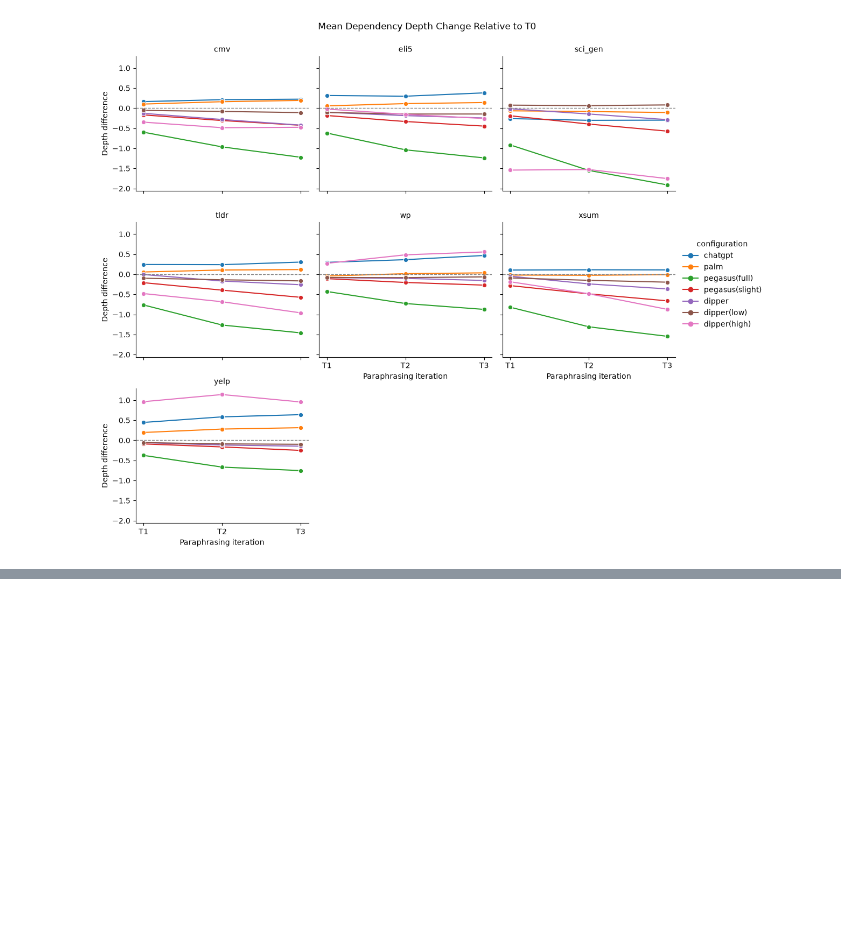
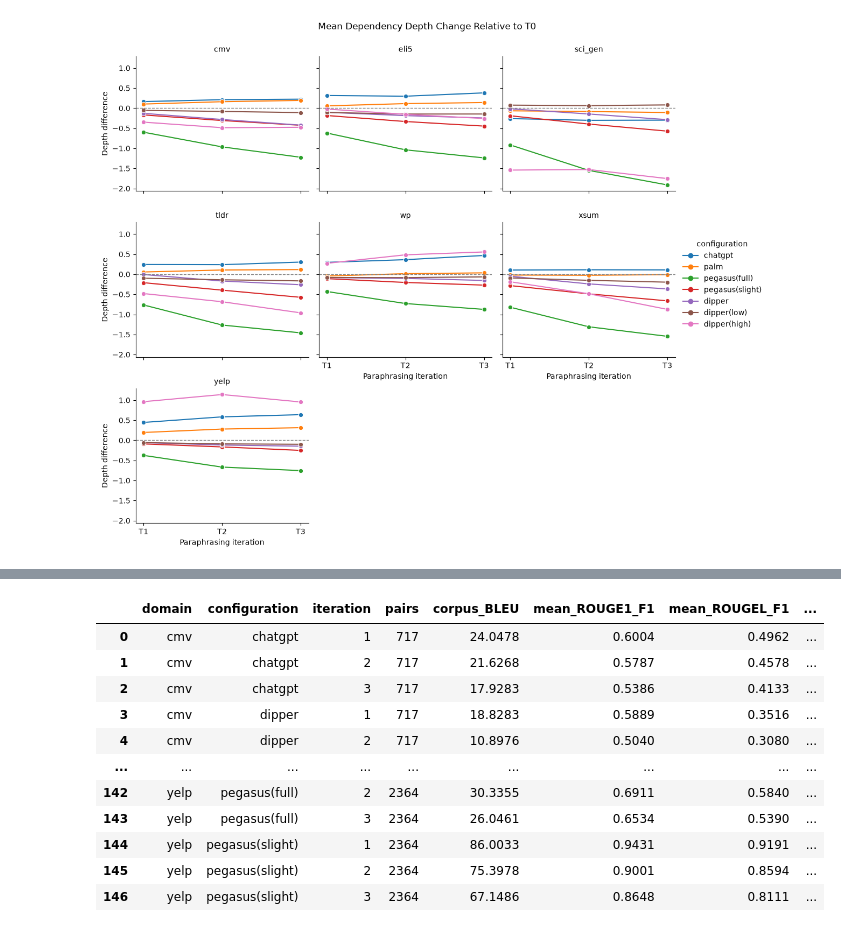
Before and after one commit to ikemaugust96/cs6120-ship-of-theseus, a Jupyter notebook: notebooks/01_data_audit.ipynb, the cells around one changed output, grey strips where cells are left out. Saved outputs shown, nothing was run; the diff lists cells and outputs as text; code cells hidden in the pictures; blank space fills up the shorter version.

```diff
--- a/notebooks/01_data_audit.ipynb
+++ b/notebooks/01_data_audit.ipynb
@@ -2221,0 +2596,98 @@ for metric, (title, ylabel, filename) in structural_metrics.items():
+# %%
+four_metric_rows = []
+
+for domain, wide in tqdm(
+    sbert_datasets.items(),
+    total=len(sbert_datasets),
+    desc="Four-metric matched baseline",
+):
+    sample_ids = wide.index.to_frame(index=False)
+
+    lexical_scores = pd.read_csv(
+        results_dir / f"{domain}_pair_scores.csv",
+        dtype={"source": str, "key": str},
+        keep_default_na=False,
+    ).merge(
+        sample_ids,
+        on=["source", "key"],
+        how="inner",
+        validate="many_to_one",
+    )
+
+    bert_scores = bert_pair_scores.loc[
+        bert_pair_scores["domain"].eq(domain)
+    ].merge(
+        sample_ids,
+        on=["source", "key"],
+        how="inner",
+        validate="many_to_one",
+    )
+
+    assert len(lexical_scores) == len(bert_scores) == len(wide) * 21
+
+    for configuration, versions in configuration_versions.items():
+        for iteration, version in enumerate(versions, start=1):
+            lexical = lexical_scores.loc[
+                lexical_scores["configuration"].eq(configuration)
+                & lexical_scores["iteration"].eq(iteration)
+            ]
+
+            bert = bert_scores.loc[
+                bert_scores["configuration"].eq(configuration)
+                & bert_scores["iteration"].eq(iteration)
+            ]
+
+            assert len(lexical) == len(bert) == len(wide)
+
+            four_metric_rows.append({
+                "domain": domain,
+                "configuration": configuration,
+                "iteration": iteration,
+                "pairs": len(wide),
+                "corpus_BLEU": bleu_metric.corpus_score(
+                    wide[version].tolist(),
+                    [wide["original"].tolist()],
+                ).score,
+                "mean_ROUGE1_F1": lexical["ROUGE-1_F1"].mean(),
+                "mean_ROUGEL_F1": lexical["ROUGE-L_F1"].mean(),
+                "mean_BERTScore_P": bert["BERTScore_P"].mean(),
+                "mean_BERTScore_R": bert["BERTScore_R"].mean(),
+                "mean_BERTScore_F1": bert["BERTScore_F1"].mean(),
+            })
+
+four_metric_by_domain = pd.DataFrame(four_metric_rows).merge(
+    sbert_by_domain,
+    on=["domain", "configuration", "iteration", "pairs"],
+    how="outer",
+    validate="one_to_one",
+    indicator=True,
+)
+
+assert four_metric_by_domain["_merge"].eq("both").all()
+
+four_metric_by_domain = four_metric_by_domain.drop(columns="_merge")
+
+assert len(four_metric_by_domain) == 147
+assert four_metric_by_domain["pairs"].sum() == 233625
+
+four_metric_by_domain.to_csv(
+    sbert_results_dir / "four_metric_baseline_by_domain.csv",
+    index=False,
+)
+
+display(four_metric_by_domain.round(4))
+print(f"Summary rows: {len(four_metric_by_domain)}")
+print(f"Matched pairs: {four_metric_by_domain['pairs'].sum():,}")
+# %% [output]
+|  | domain | configuration | iteration | pairs | corpus_BLEU | mean_ROUGE1_F1 | mean_ROUGEL_F1 | ... |
+| 0 | cmv | chatgpt | 1 | 717 | 24.0478 | 0.6004 | 0.4962 | ... |
+| 1 | cmv | chatgpt | 2 | 717 | 21.6268 | 0.5787 | 0.4578 | ... |
+| 2 | cmv | chatgpt | 3 | 717 | 17.9283 | 0.5386 | 0.4133 | ... |
+| 3 | cmv | dipper | 1 | 717 | 18.8283 | 0.5889 | 0.3516 | ... |
+| 4 | cmv | dipper | 2 | 717 | 10.8976 | 0.5040 | 0.3080 | ... |
+| ... | ... | ... | ... | ... | ... | ... | ... | ... |
+| 142 | yelp | pegasus(full) | 2 | 2364 | 30.3355 | 0.6911 | 0.5840 | ... |
+| 143 | yelp | pegasus(full) | 3 | 2364 | 26.0461 | 0.6534 | 0.5390 | ... |
+| 144 | yelp | pegasus(slight) | 1 | 2364 | 86.0033 | 0.9431 | 0.9191 | ... |
+| 145 | yelp | pegasus(slight) | 2 | 2364 | 75.3978 | 0.9001 | 0.8594 | ... |
+| 146 | yelp | pegasus(slight) | 3 | 2364 | 67.1486 | 0.8648 | 0.8111 | ... |
```
Also changed, not shown: parts of 13 cells of this notebook, 11 other files.
